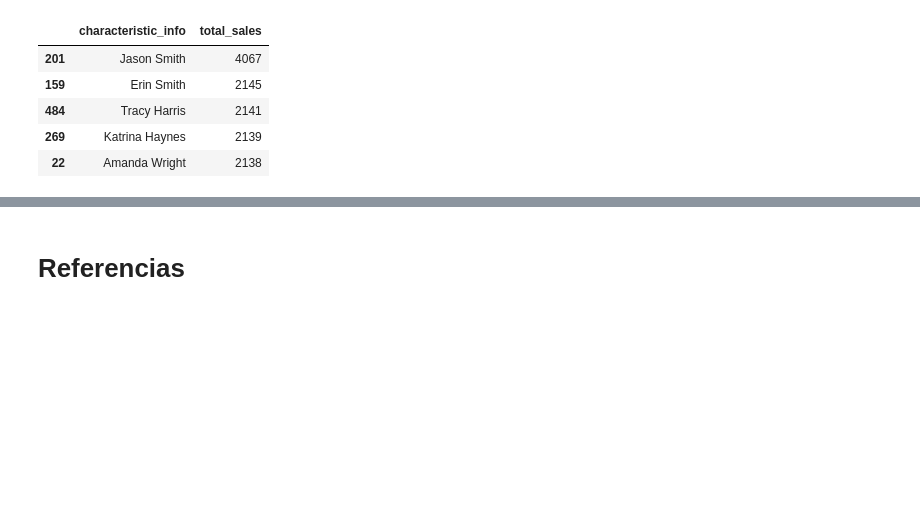
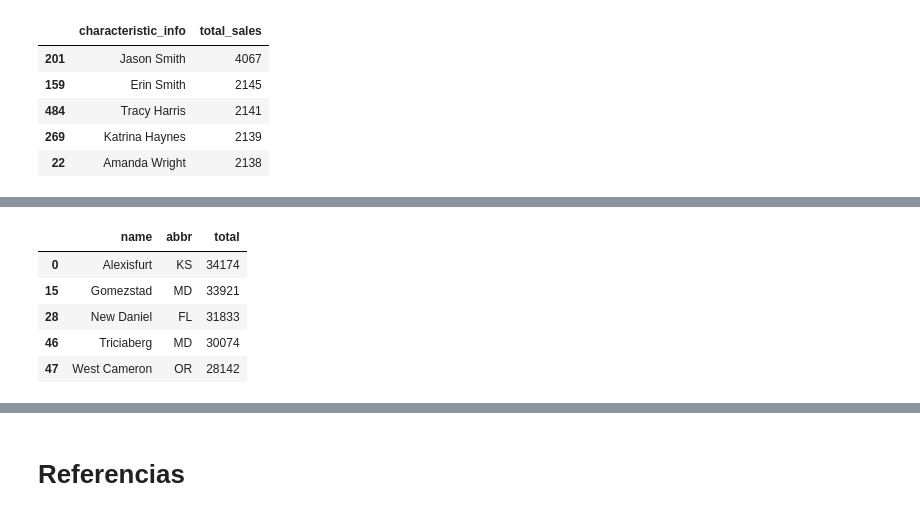
Before and after one commit to savioserra/trab-banco-dados, a Jupyter notebook: artifacts/notebooks/relatorio.ipynb, the cells around one changed output, grey strips where cells are left out. Drawn from its saved outputs; the diff is of its cells as text; code cells hidden in the pictures; blank space fills up the shorter version.

```diff
--- a/artifacts/notebooks/relatorio.ipynb
+++ b/artifacts/notebooks/relatorio.ipynb
@@ -36,0 +98,11 @@ vendas_resumo.head()
+# %%
+vendas_resumo = pd.read_sql_query(sql, con=engine).sort_values('total', ascending=False)
+
+vendas_resumo.head()
+# %% [output]
+|  | name | abbr | total |
+| 0 | Alexisfurt | KS | 34174 |
+| 15 | Gomezstad | MD | 33921 |
+| 28 | New Daniel | FL | 31833 |
+| 46 | Triciaberg | MD | 30074 |
+| 47 | West Cameron | OR | 28142 |
```
Also changed, not shown: parts of 14 cells of this notebook, 1 other file.
